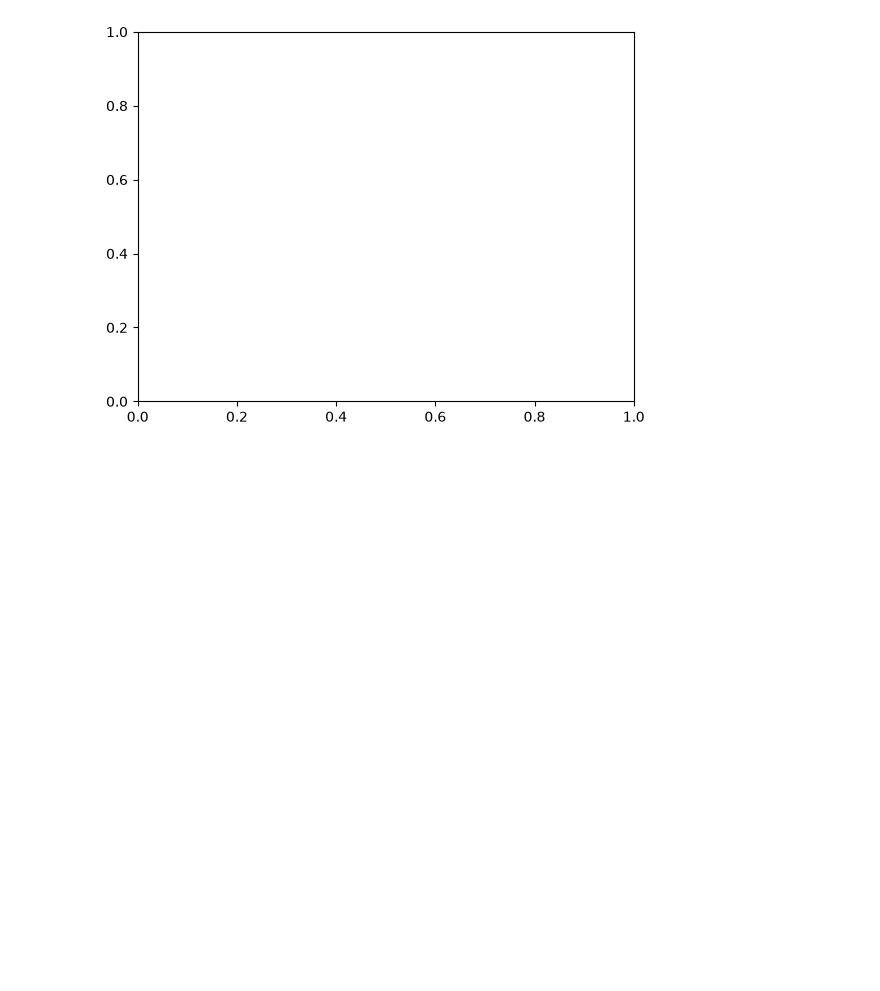
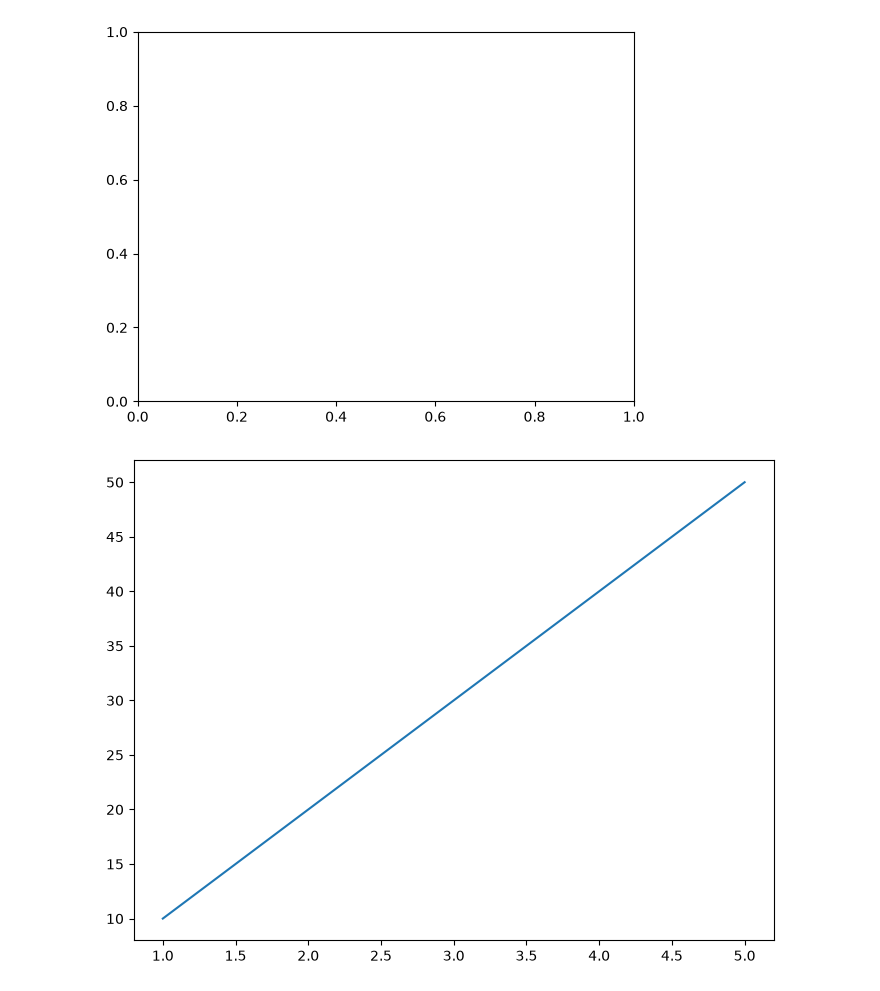
Before and after one commit to ayinde-xyz/ml-learn, a Jupyter notebook: matplotlib_learn.ipynb, the cells around one changed output. Cells and saved outputs as stored; diff of their text form; code cells hidden in the pictures; blank space fills up the shorter version.

```diff
--- a/matplotlib_learn.ipynb
+++ b/matplotlib_learn.ipynb
@@ -30,3 +30,10 @@ ax = fig.add_subplot()
 plt.show()
 # %% [output]
 [figure]
+# %%
+fig = plt.figure()
+ax = fig.add_axes([1, 1, 1, 1])
+ax.plot(x, y)
+plt.show()
+# %% [output]
+[figure, added]
```
Also changed, not shown: parts of 1 cell of this notebook.
